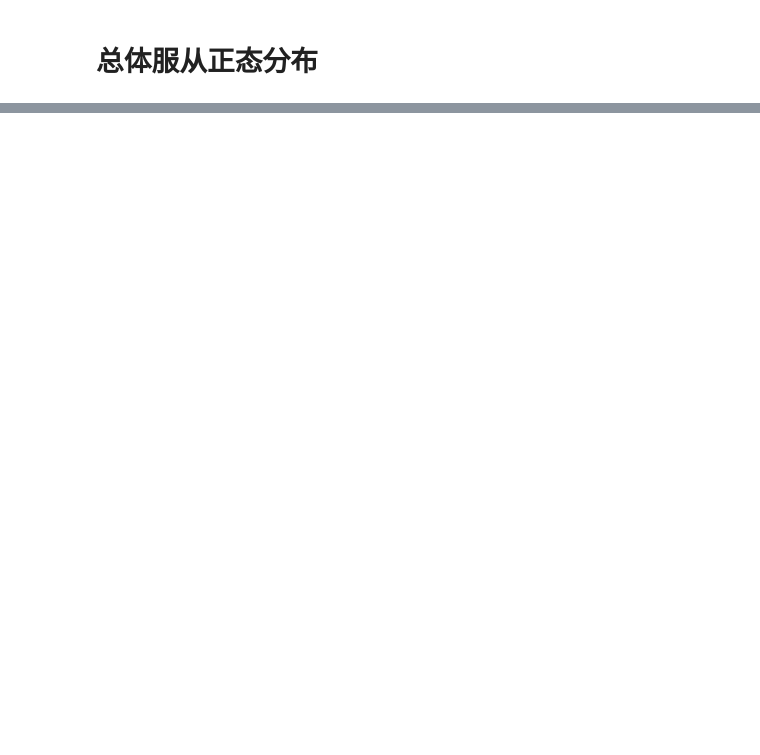
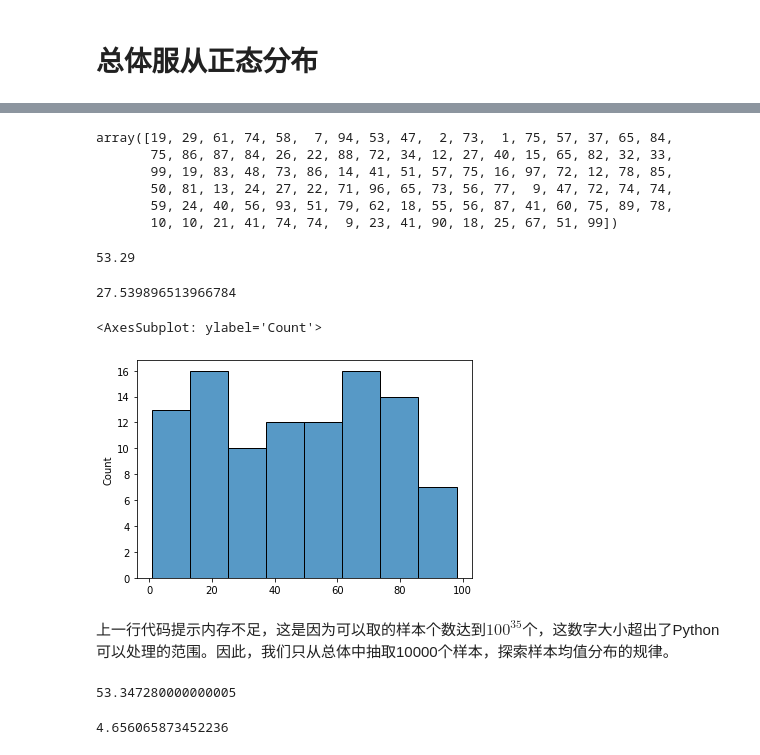
Before and after one commit to zhiliang-lin/py_for_stats, a Jupyter notebook: 06 抽样分布.ipynb, the cells around one changed output, grey strips where cells are left out. Drawn from its saved outputs; the diff is of its cells as text; code cells hidden in the pictures; blank space fills up the shorter version.

```diff
--- a/06 抽样分布.ipynb
+++ b/06 抽样分布.ipynb
@@ -162,0 +175,27 @@ ValueError: too many values to unpack (expected 2)
+# %%
+#从1-101随机抽取100个正整数作为总体
+popul_2 = np.random.choice(range(1,101),size=100)
+popul_2
+# %% [output]
+array([19, 29, 61, 74, 58,  7, 94, 53, 47,  2, 73,  1, 75, 57, 37, 65, 84,
+       75, 86, 87, 84, 26, 22, 88, 72, 34, 12, 27, 40, 15, 65, 82, 32, 33,
+       99, 19, 83, 48, 73, 86, 14, 41, 51, 57, 75, 16, 97, 72, 12, 78, 85,
+       50, 81, 13, 24, 27, 22, 71, 96, 65, 73, 56, 77,  9, 47, 72, 74, 74,
+       59, 24, 40, 56, 93, 51, 79, 62, 18, 55, 56, 87, 41, 60, 75, 89, 78,
+       10, 10, 21, 41, 74, 74,  9, 23, 41, 90, 18, 25, 67, 51, 99])
+# %%
+#总体平均值
+np.mean(popul_2)
+# %% [output]
+53.29
+# %%
+#总体标准差
+np.std(popul_2)
+# %% [output]
+27.539896513966784
+# %%
+#总体分布图
+sns.histplot(x=popul_2)
+# %% [output]
+<AxesSubplot: ylabel='Count'>
+[figure, added]
@@ -162,0 +205,2 @@ ValueError: too many values to unpack (expected 2)
+# %% [markdown]
+上一行代码提示内存不足，这是因为可以取的样本个数达到$100^{35}$个，这数字大小超出了Python可以处理的范围。因此，我们只从总体中抽取10000个样本，探索样本均值分布的规律。
@@ -162,0 +213,10 @@ ValueError: too many values to unpack (expected 2)
+# %%
+# 样本均值的均值
+np.mean(samples_2_means)
+# %% [output]
+53.347280000000005
+# %%
+# 样本均值的标准误
+np.std(samples_2_means)
+# %% [output]
+4.656065873452236
```
Also changed, not shown: parts of 53 cells of this notebook, 1 other file.
